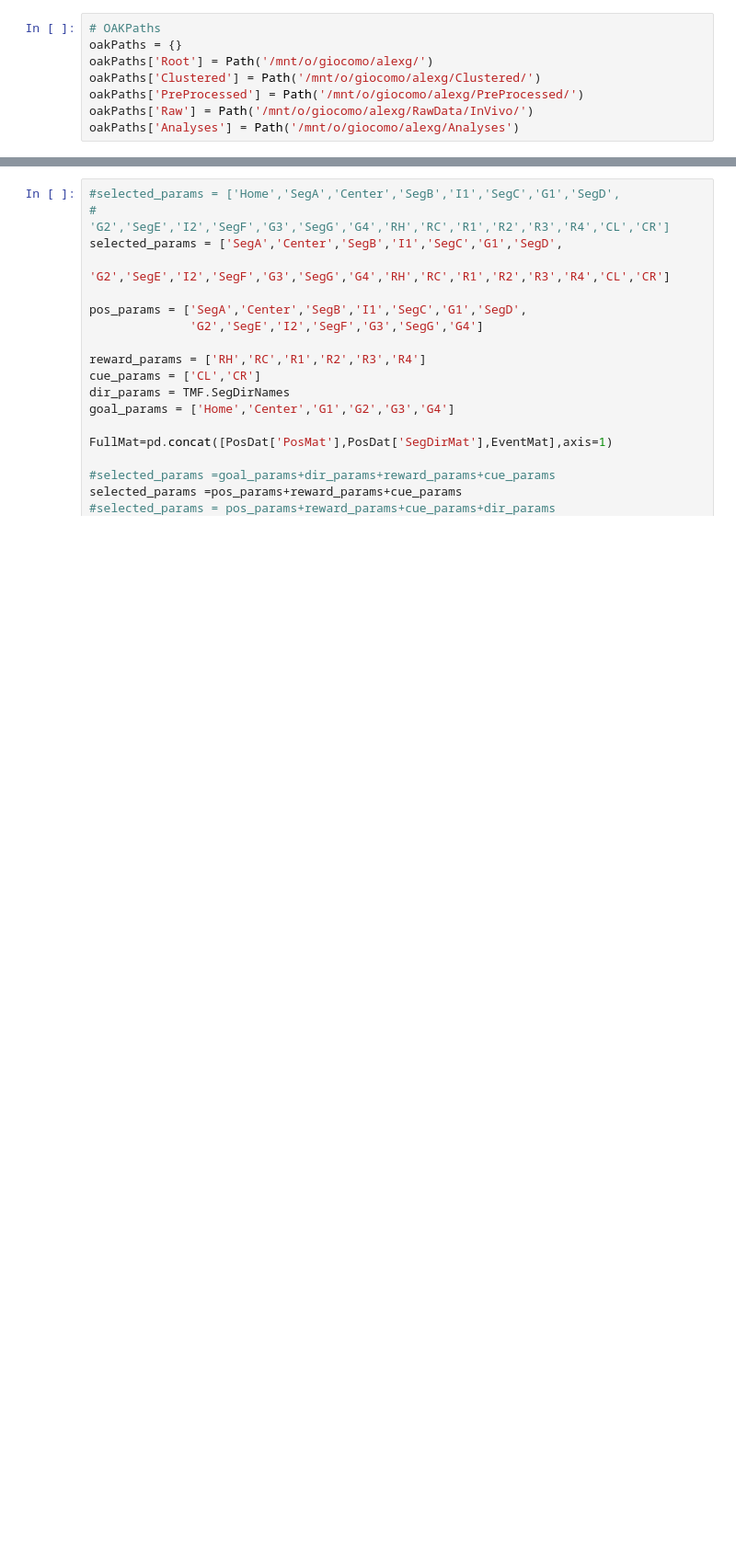
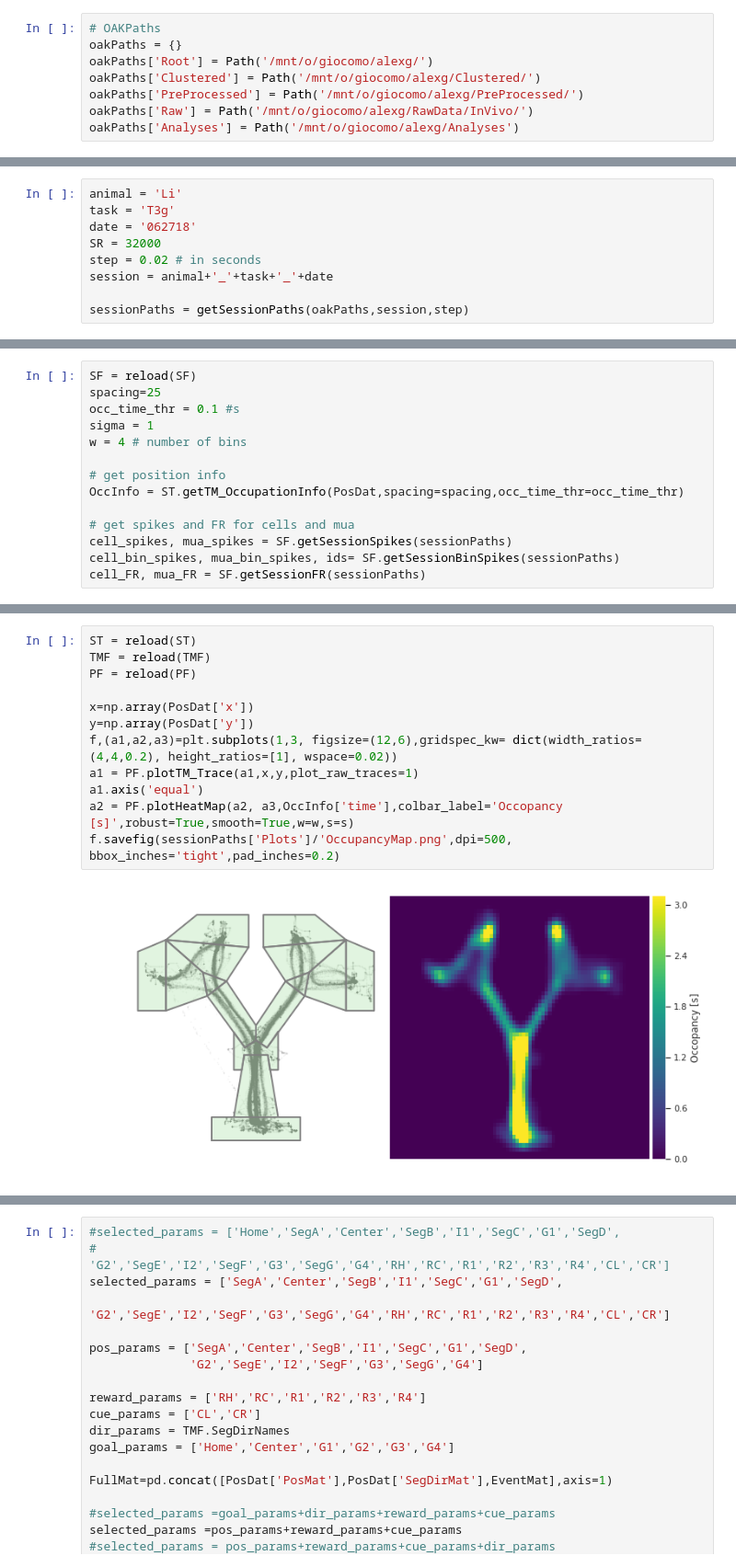
Before and after one commit to alexgonzl/TreeMazeAnalyses, a Jupyter notebook: Notebooks/Load_Data_Tests.ipynb, the cells around one changed output, grey strips where cells are left out. Shown: that part at 92% size. Cells and saved outputs as stored; diff of their text form; blank space fills up the shorter version.

```diff
--- a/Notebooks/Load_Data_Tests.ipynb
+++ b/Notebooks/Load_Data_Tests.ipynb
@@ -510,0 +155,9 @@ def plotFitComp(orig,fit,spks,time,a):
+# %%
+animal = 'Li'
+task = 'T3g'
+date = '062718'
+SR = 32000
+step = 0.02 # in seconds
+session = animal+'_'+task+'_'+date
+
+sessionPaths = getSessionPaths(oakPaths,session,step)
@@ -510,0 +178,14 @@ def plotFitComp(orig,fit,spks,time,a):
+# %%
+SF = reload(SF)
+spacing=25
+occ_time_thr = 0.1 #s
+sigma = 1
+w = 4 # number of bins
+
+# get position info
+OccInfo = ST.getTM_OccupationInfo(PosDat,spacing=spacing,occ_time_thr=occ_time_thr)
+
+# get spikes and FR for cells and mua
+cell_spikes, mua_spikes = SF.getSessionSpikes(sessionPaths)
+cell_bin_spikes, mua_bin_spikes, ids= SF.getSessionBinSpikes(sessionPaths)
+cell_FR, mua_FR = SF.getSessionFR(sessionPaths)
@@ -510,0 +279,14 @@ def plotFitComp(orig,fit,spks,time,a):
+# %%
+ST = reload(ST)
+TMF = reload(TMF)
+PF = reload(PF)
+
+x=np.array(PosDat['x'])
+y=np.array(PosDat['y'])
+f,(a1,a2,a3)=plt.subplots(1,3, figsize=(12,6),gridspec_kw= dict(width_ratios=(4,4,0.2), height_ratios=[1], wspace=0.02))
+a1 = PF.plotTM_Trace(a1,x,y,plot_raw_traces=1)
+a1.axis('equal')
+a2 = PF.plotHeatMap(a2, a3,OccInfo['time'],colbar_label='Occopancy [s]',robust=True,smooth=True,w=w,s=s)
+f.savefig(sessionPaths['Plots']/'OccupancyMap.png',dpi=500, bbox_inches='tight',pad_inches=0.2)
+# %% [output]
+[figure, added]
```
Also changed, not shown: parts of 82 cells of this notebook, 8 other files.
